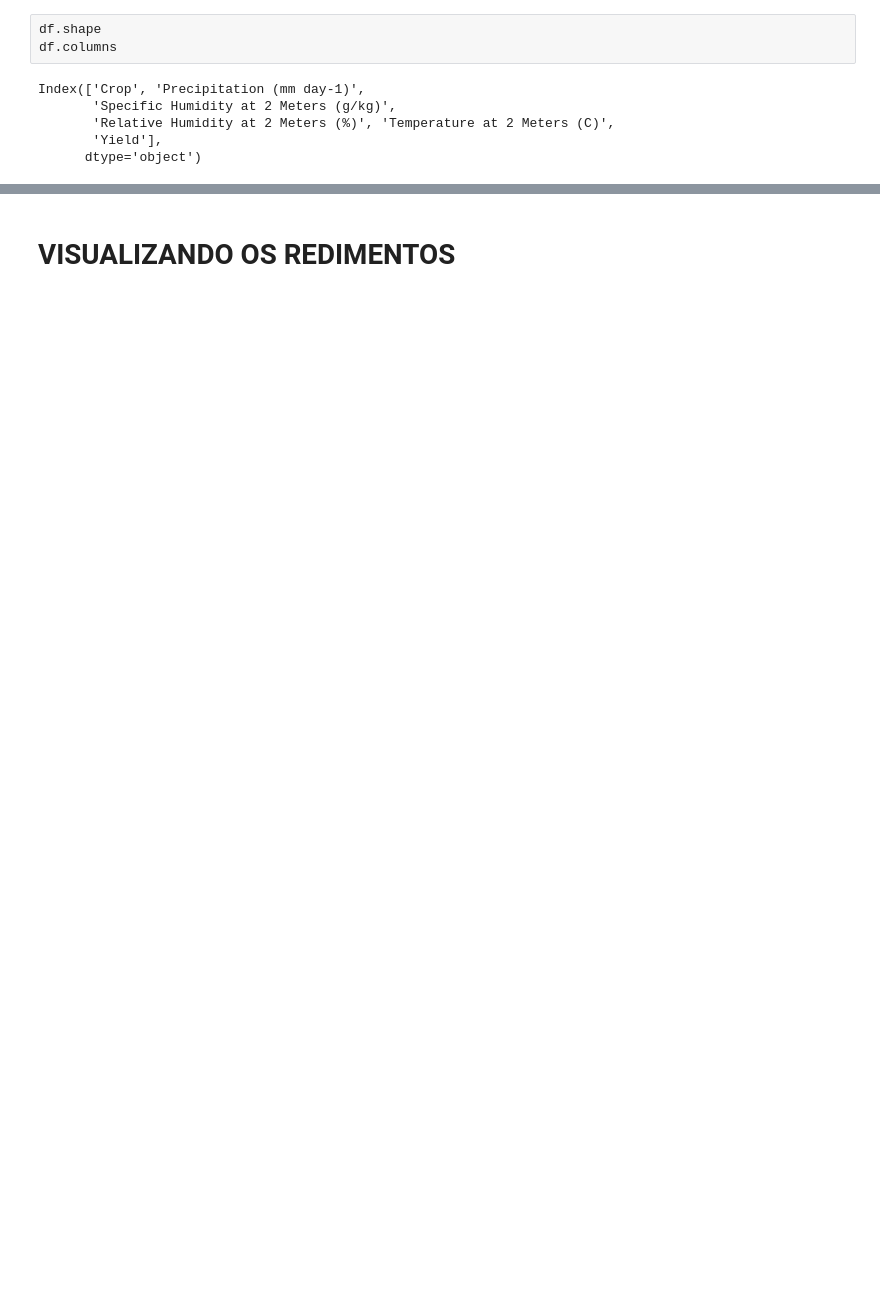
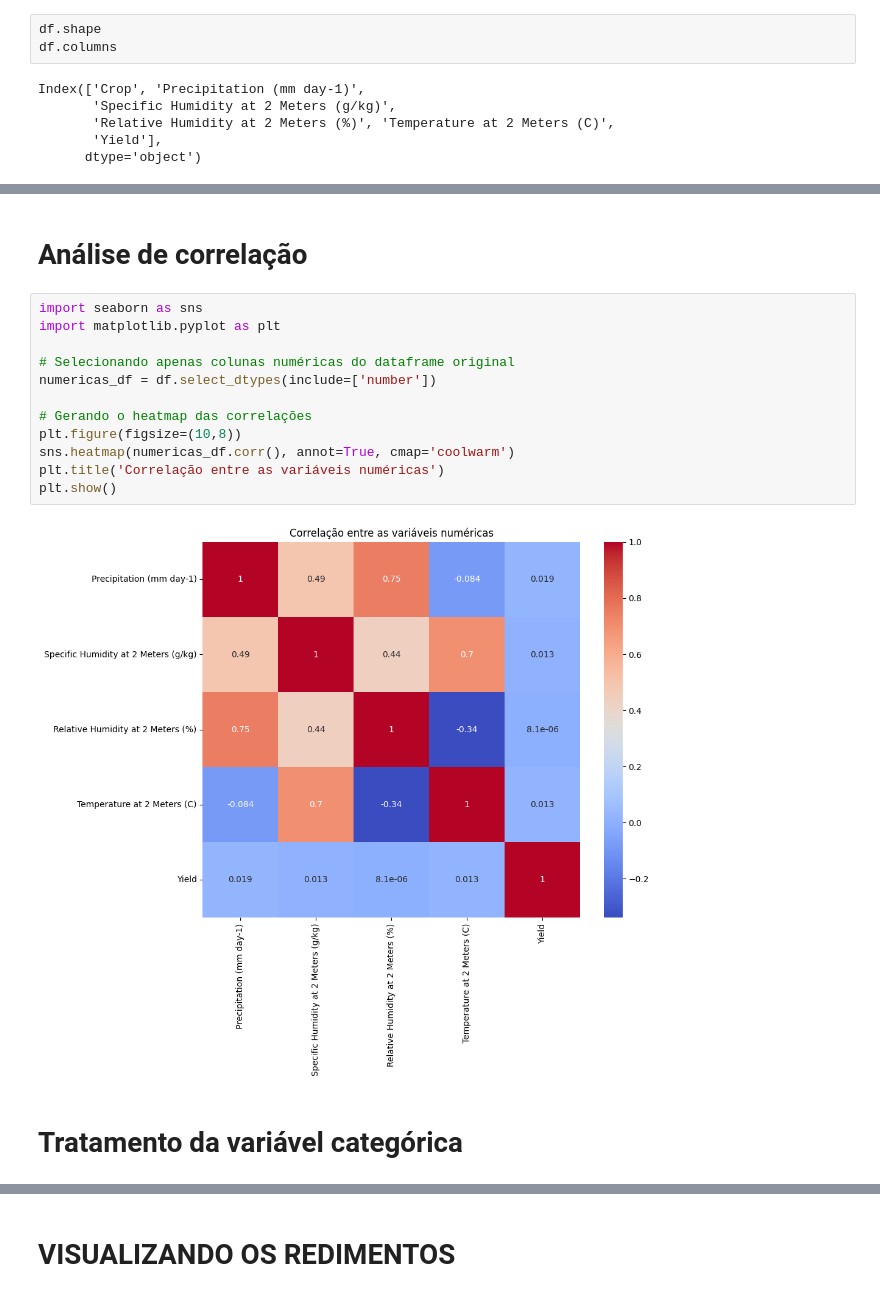
Before and after one commit to anakolodji/Farmtech_Analise_Rendimento_Agricola, a Jupyter notebook: index.ipynb, the cells around one changed output, grey strips where cells are left out. Drawn from its saved outputs; the diff is of its cells as text; blank space fills up the shorter version.

Commit message:
Análise de correlacao e tratamentos

```diff
--- a/index.ipynb
+++ b/index.ipynb
@@ -54,0 +80,18 @@ df.describe()
+# %% [markdown]
+# Análise de correlação
+# %%
+import seaborn as sns
+import matplotlib.pyplot as plt
+
+# Selecionando apenas colunas numéricas do dataframe original
+numericas_df = df.select_dtypes(include=['number'])
+
+# Gerando o heatmap das correlações
+plt.figure(figsize=(10,8))
+sns.heatmap(numericas_df.corr(), annot=True, cmap='coolwarm')
+plt.title('Correlação entre as variáveis numéricas')
+plt.show()
+# %% [output]
+[figure, added]
+# %% [markdown]
+# Tratamento da variável categórica
```
Also changed, not shown: parts of 17 cells of this notebook.
